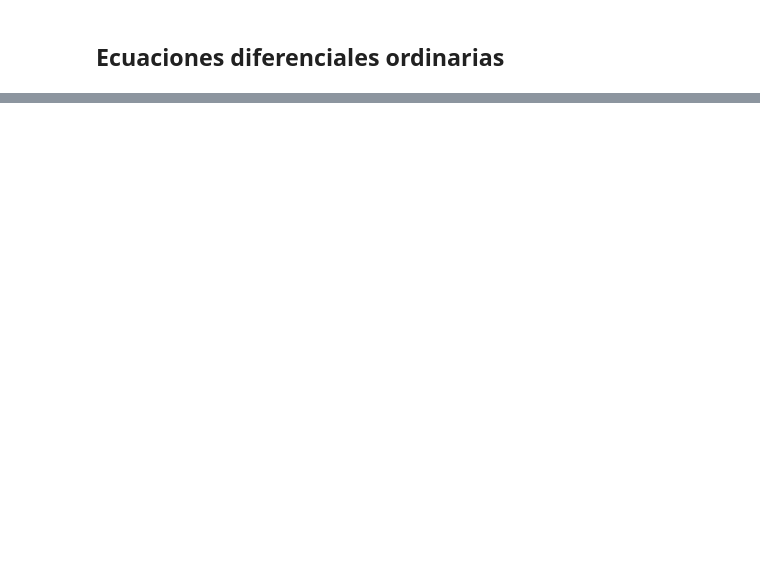
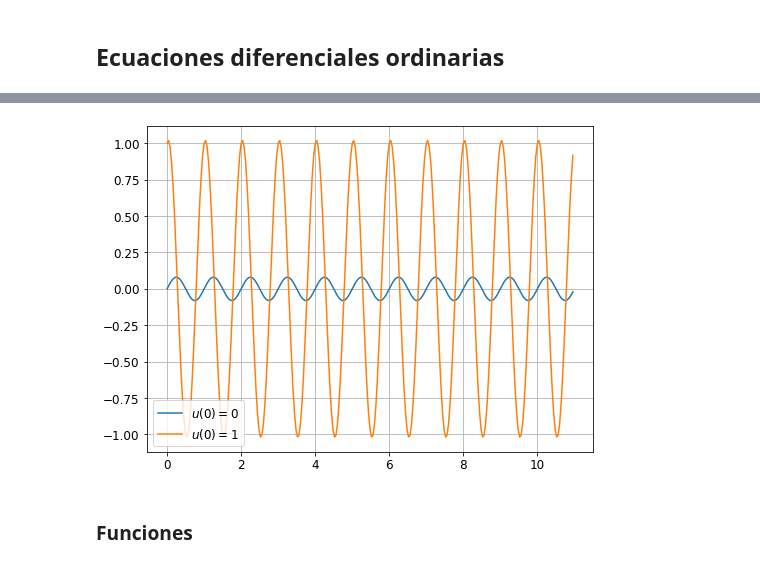
Before and after one commit to joshbrx/Fisica-Computacional, a Jupyter notebook: T2_BrionesAndrade.ipynb, the cells around one changed output, grey strips where cells are left out. Cells and saved outputs as stored; diff of their text form; code cells hidden in the pictures; blank space fills up the shorter version.

```diff
--- a/T2_BrionesAndrade.ipynb
+++ b/T2_BrionesAndrade.ipynb
@@ -467,12 +467,12 @@ def Simpson(f, a, b, N):
     return suma
 
 def J(m,x):
-    f = lambda theta: cos(m*theta - x*sin(theta))
+    f = lambda theta: np.cos(m*theta - x*np.sin(theta))
     N = 1000; a = 0; b = np.pi;
     s = Simpson(f, 0, b, N)
     return s / np.pi
 
-x = linspace(0,20,100)
+x = np.linspace(0,20,100)
 plt.figure(figsize=(7,4))
 for i in range(3):
     plt.plot(x,J(i,x),label=r"$J_"+str(i)+"$")
@@ -558,13 +558,14 @@ plt.grid(); plt.legend(); plt.show()
 # %% [output]
 [figure]
 # %%
+from scipy import constants as cte
 ct1=cte.k**4/(4*cte.pi**2*cte.c**2*cte.hbar**3)
 
 def Boltzmann(n):
     return Integral(n) * ct1
 
 N = 100;
-valor_real= cte.sigma
+Valor_real= cte.sigma
 list = [];
 
 for i in range(3):
@@ -684,0 +900,11 @@ plot(WQ,fw)
+# %%
+M1 = Numerov(g, s, 0, 10, 250, 0);
+M2 = Numerov(g, s, 0, 10, 250, 1);
+
+plt.plot(M1[0], M1[1], label=r"$u(0)=0$")
+plt.plot(M2[0], M2[1], label=r"$u(0)=1$")
+plt.grid(); plt.legend(); plt.plot();
+# %% [output]
+[figure, added]
+# %% [markdown]
+### Funciones
```
Also changed, not shown: parts of 14 cells of this notebook.
